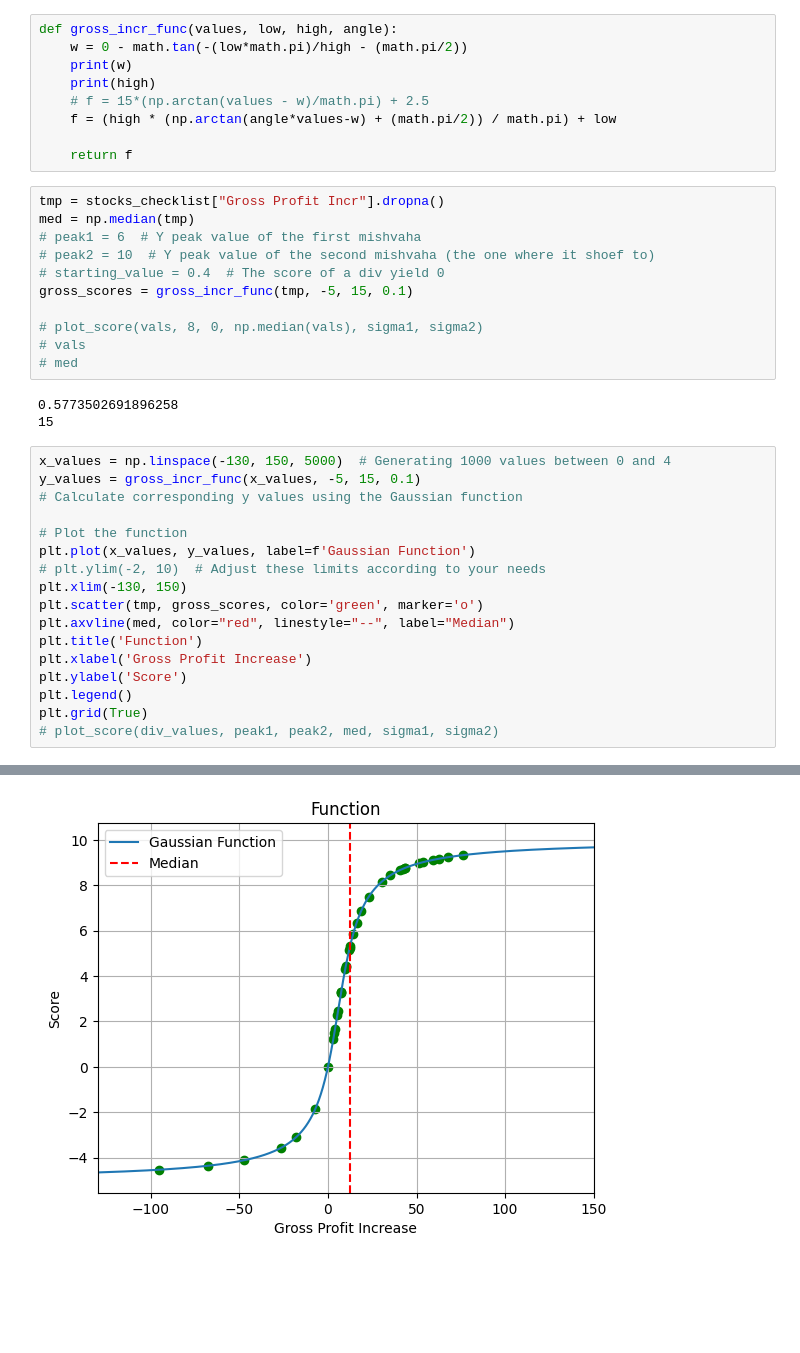
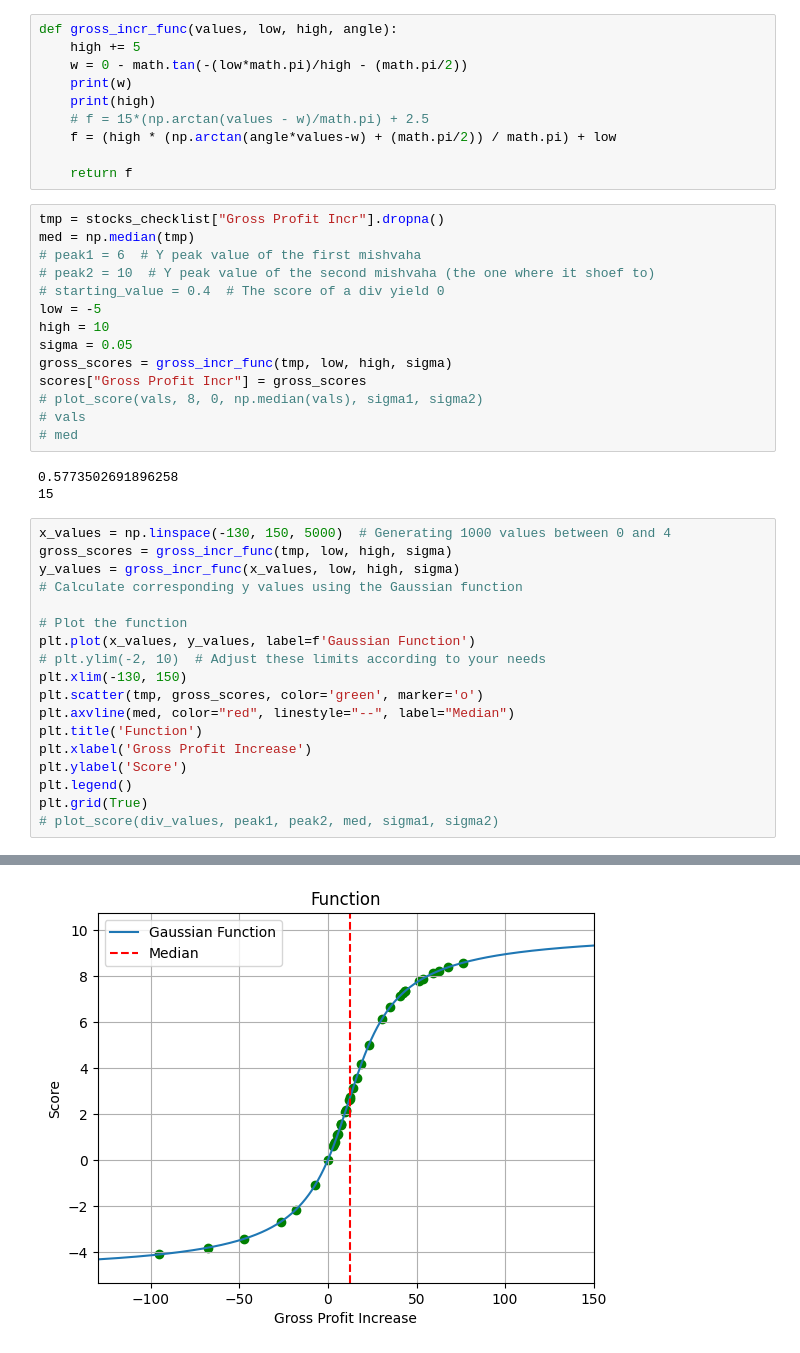
Before and after one commit to Idanq1/Stocks-Strategies, a Jupyter notebook: Investing/Checklist.ipynb, the cells around one changed output, grey strips where cells are left out. Saved outputs shown, nothing was run; the diff lists cells and outputs as text; blank space fills up the shorter version.

```diff
--- a/Investing/Checklist.ipynb
+++ b/Investing/Checklist.ipynb
@@ -293,6 +293,7 @@ yf.Ticker("AAL").incomestmt
 | Operating Revenue | 45,801,000,000.00 | 27,377,000,000.00 | 15,287,000,000.00 |
 # %%
 def gross_incr_func(values, low, high, angle):
+    high += 5
     w = 0 - math.tan(-(low*math.pi)/high - (math.pi/2))
     print(w)
     print(high)
@@ -306,8 +307,11 @@ med = np.median(tmp)
 # peak1 = 6  # Y peak value of the first mishvaha
 # peak2 = 10  # Y peak value of the second mishvaha (the one where it shoef to)
 # starting_value = 0.4  # The score of a div yield 0
-gross_scores = gross_incr_func(tmp, -5, 15, 0.1)
-
+low = -5
+high = 10
+sigma = 0.05
+gross_scores = gross_incr_func(tmp, low, high, sigma)
+scores["Gross Profit Incr"] = gross_scores
 # plot_score(vals, 8, 0, np.median(vals), sigma1, sigma2)
 # vals
 # med
@@ -316,7 +320,8 @@ gross_scores = gross_incr_func(tmp, -5, 15, 0.1)
 15
 # %%
 x_values = np.linspace(-130, 150, 5000)  # Generating 1000 values between 0 and 4
-y_values = gross_incr_func(x_values, -5, 15, 0.1)
+gross_scores = gross_incr_func(tmp, low, high, sigma)
+y_values = gross_incr_func(x_values, low, high, sigma)
 # Calculate corresponding y values using the Gaussian function
 
 # Plot the function
@@ -337 +344 @@ plt.grid(True)
-[figure, old version]
+[figure, new version]
```
Also changed, not shown: parts of 10 cells of this notebook.
